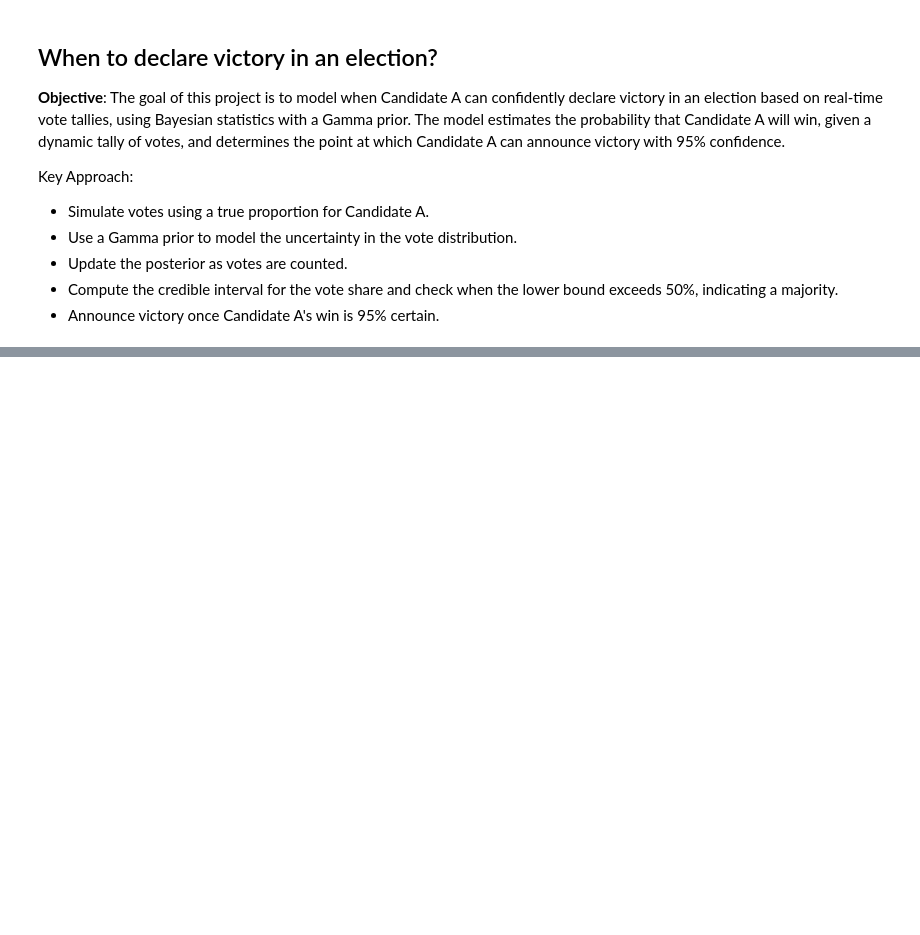
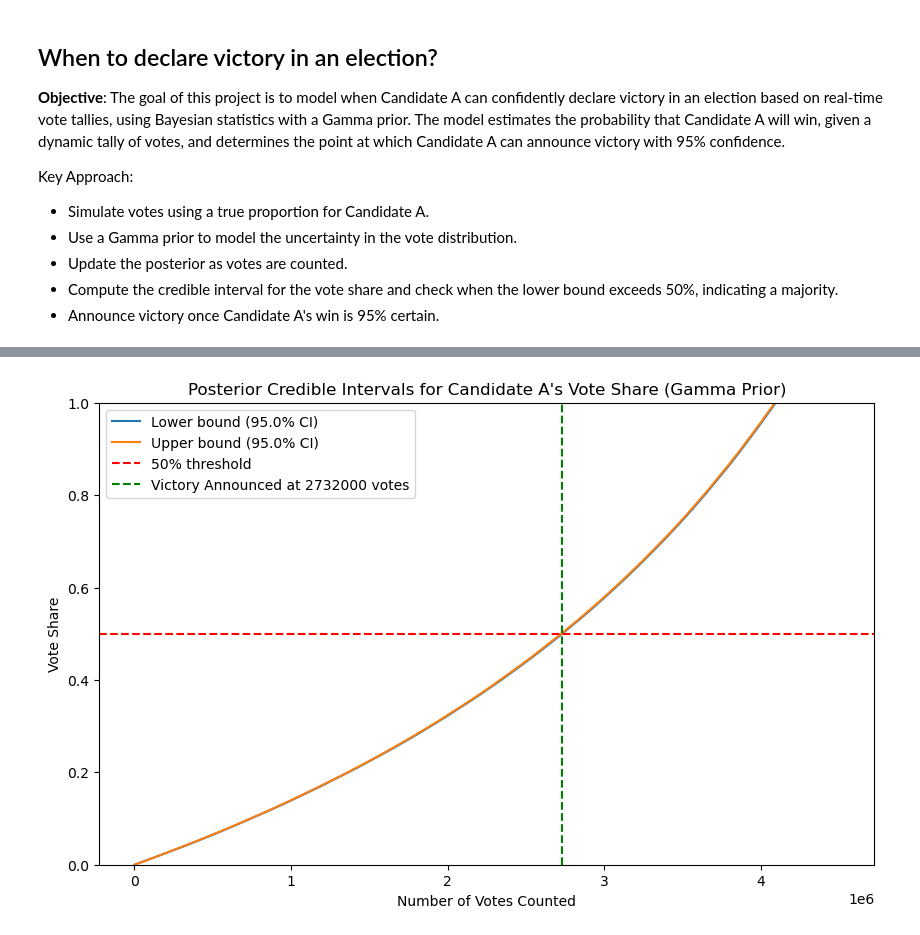
Before and after one commit to nelabdiel/electionsimulation, a Jupyter notebook: ElectionSimulation.ipynb, the cells around one changed output, grey strips where cells are left out. Saved outputs shown, nothing was run; the diff lists cells and outputs as text; code cells hidden in the pictures; blank space fills up the shorter version.

```diff
--- a/ElectionSimulation.ipynb
+++ b/ElectionSimulation.ipynb
@@ -97,0 +98,89 @@ Announce after 2945000 votes with 95.0% confidence
+# %%
+# Let's implement the working version and add the corrections for vote share normalization
+
+import numpy as np
+import matplotlib.pyplot as plt
+from scipy.stats import gamma
+
+# Set up parameters for simulation
+total_voters = 4500000
+true_prob_A = 0.55  # True proportion of votes for Candidate A
+confidence_level = 0.95  # You can set this to 0.5 to see the difference
+
+# Prior distribution (Gamma prior for real-world uncertainty)
+shape_A_prior = 2  # Shape parameter for Gamma distribution for Candidate A
+rate_A_prior = 5   # Rate parameter for Gamma distribution for Candidate A
+
+shape_B_prior = 2  # Shape parameter for Gamma distribution for Candidate B
+rate_B_prior = 5   # Rate parameter for Gamma distribution for Candidate B
+
+# Simulate the voting process
+votes_A = np.random.binomial(1, true_prob_A, total_voters)
+
+# Keep track of cumulative counts of votes for A and B
+cumulative_votes_A = np.cumsum(votes_A)
+cumulative_votes_B = np.arange(1, total_voters + 1) - cumulative_votes_A
+
+# Function to compute the posterior distribution using Gamma priors
+def compute_gamma_posterior(shape_A_prior, rate_A_prior, shape_B_prior, rate_B_prior, votes_A, votes_B):
+    shape_A_post = shape_A_prior + votes_A
+    rate_A_post = rate_A_prior + total_voters - votes_A
+    shape_B_post = shape_B_prior + votes_B
+    rate_B_post = rate_B_prior + total_voters - votes_B
+    return shape_A_post, rate_A_post, shape_B_post, rate_B_post
+
+# Function to compute the credible interval for a given confidence level using Gamma
+def compute_gamma_credible_interval(shape_post, rate_post, confidence_level):
+    lower_bound = gamma.ppf((1 - confidence_level) / 2, shape_post, scale=1 / rate_post)
+    upper_bound = gamma.ppf(1 - (1 - confidence_level) / 2, shape_post, scale=1 / rate_post)
+    return lower_bound, upper_bound
+
+# Adjust simulation to check victory at every 1000 votes instead of each individual vote
+step_size = 1000
+
+# Variables to store the decision point
+announce_round = None
+lower_bounds = []
+upper_bounds = []
+
+# Simulate vote counting and Bayesian updates every step_size votes
+for i in range(step_size, total_voters + 1, step_size):
+    votes_A_so_far = cumulative_votes_A[i - 1]
+    votes_B_so_far = cumulative_votes_B[i - 1]
+
+    # Update posterior using Gamma prior
+    shape_A_post, rate_A_post, shape_B_post, rate_B_post = compute_gamma_posterior(
+        shape_A_prior, rate_A_prior, shape_B_prior, rate_B_prior, votes_A_so_far, votes_B_so_far
+    )
+
+    # Compute credible interval using Gamma
+    lower_bound, upper_bound = compute_gamma_credible_interval(shape_A_post, rate_A_post, confidence_level)
+    lower_bounds.append(lower_bound)
+    upper_bounds.append(upper_bound)
+
+    # Check if Candidate A can announce victory (if the lower bound exceeds 0.5)
+    if lower_bound > 0.5 and announce_round is None:
+        announce_round = i
+
+# Normalize the cumulative votes for Candidate A to represent vote share
+vote_share_A = cumulative_votes_A[:total_voters // step_size] / np.arange(step_size, total_voters + 1, step_size)
+
+# Plot the credible intervals and the normalized vote share
+x = np.arange(step_size, total_voters + 1, step_size)
+
+plt.figure(figsize=(10, 6))
+plt.plot(x, lower_bounds, label=f'Lower bound ({confidence_level*100}% CI)')
+plt.plot(x, upper_bounds, label=f'Upper bound ({confidence_level*100}% CI)')
+plt.axhline(y=0.5, color='r', linestyle='--', label='50% threshold')
+if announce_round:
+    plt.axvline(x=announce_round, color='g', linestyle='--', label=f'Victory Announced at {announce_round} votes')
+plt.title(f'Posterior Credible Intervals for Candidate A\'s Vote Share (Gamma Prior)')
+plt.xlabel('Number of Votes Counted')
+plt.ylabel('Vote Share')
+plt.ylim([0, 1])  # Ensure vote share maxes out at 1
+plt.legend()
+plt.show()
+
+print(f"Announce after {announce_round} votes with {confidence_level*100}% confidence")
+# %% [output]
+[figure, added]
```
Also changed, not shown: parts of 2 cells of this notebook.
